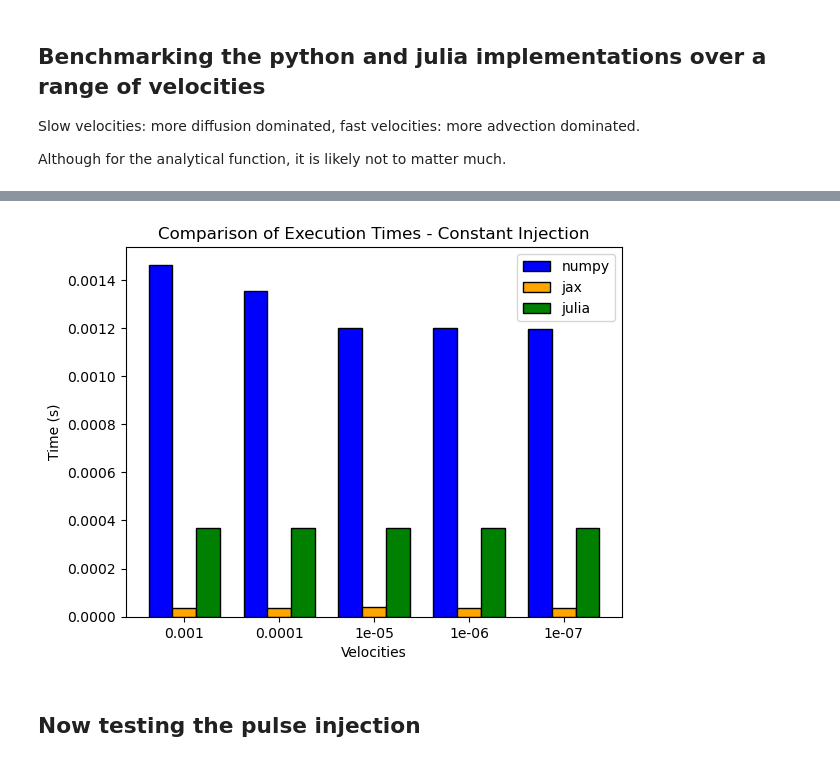
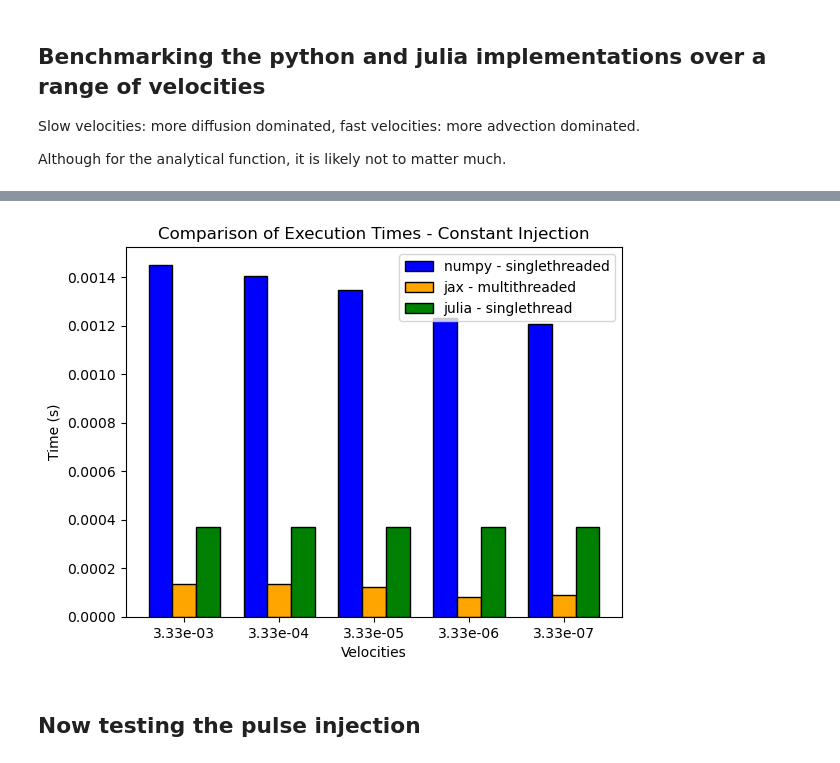
Before and after one commit to vcantarella/rt1dhub, a Jupyter notebook: benchmarks/analytical_fs_benchmark.ipynb, the cells around one changed output, grey strips where cells are left out. Drawn from its saved outputs; the diff is of its cells as text; code cells hidden in the pictures.

```diff
--- a/benchmarks/analytical_fs_benchmark.ipynb
+++ b/benchmarks/analytical_fs_benchmark.ipynb
@@ -60,8 +63,10 @@ c0 = 1.0
 c_in = 0.0
 v = 1e-5
 alpha_l = 1e-3
-Dl = 1e-9 + alpha_l * v
+De = 1e-9
+Dl = De + alpha_l * v
 t_pulse = 3600.0
+phi = 0.3
 cr = zeros(length(x), length(t))
 # %% [output]
 100×100 Matrix{Float64}:
@@ -92,5 +98,6 @@ vs = np.array([1e-3, 1e-4, 1e-5, 1e-6, 1e-7])
 # %%
 %%julia
-vs = [1e-3, 1e-4, 1e-5, 1e-6, 1e-7]
+qs = [1e-3, 1e-4, 1e-5, 1e-6, 1e-7]
+vs = qs ./ phi
 # %% [output]
 5-element Vector{Float64}:
@@ -109,7 +116,7 @@ for v in vs:
 # %%
 %%julia
 for v in vs
-    constant_injection(cr, collect(x), collect(t), c0, c_in, v, alpha_l)
+    constant_injection(cr, collect(x), collect(t), c0, c_in, v, Dl)
 end
 # %%
 import timeit
@@ -130,7 +137,7 @@ print(ts_np)
 ts_jax = np.zeros_like(vs)
 i = 0
 for v in vs:
-    ts_jax[i] = timeit.timeit(lambda: const_injection_jax(x, t, c0, c_in, v, Dl), number=10000)
+    ts_jax[i] = timeit.timeit(lambda: const_injection_jax(x, t, c0, c_in, v, Dl).block_until_ready(), number=10000)
     ts_jax[i] = ts_jax[i] / 10000
     i += 1
 print(ts_jax)
@@ -171,38 +178,38 @@ tjulia
 # %%
 import matplotlib.pyplot as plt
 
 # Define the data
-labels = vs
+labels = [np.format_float_scientific(v,2) for v in vs]
 
 
 # Set the width of the bars
 bar_width = 0.25
 
 # Set the positions of the bars on the x-axis
 r1 = np.arange(len(ts_np))
 r2 = [x + bar_width for x in r1]
 r3 = [x + bar_width for x in r2]
 
 fig, ax = plt.subplots()
 
 # Create the bar plot
-ax.bar(r1, ts_np, color='blue', width=bar_width, edgecolor='black', label='numpy')
-ax.bar(r2, ts_jax, color='orange', width=bar_width, edgecolor='black', label='jax')
-ax.bar(r3, tjulia, color='green', width=bar_width, edgecolor='black', label='julia')
+ax.bar(r1, ts_np, color='blue', width=bar_width, edgecolor='black', label='numpy - singlethreaded')
+ax.bar(r2, ts_jax, color='orange', width=bar_width, edgecolor='black', label='jax - multithreaded')
+ax.bar(r3, tjulia, color='green', width=bar_width, edgecolor='black', label='julia - singlethread')
 
 # Add xticks and labels
 ax.set_xlabel('Velocities')
 ax.set_ylabel('Time (s)')
 ax.set_title('Comparison of Execution Times - Constant Injection')
 ax.set_xticks([r + bar_width for r in range(len(ts_np))], labels)
 
 # Add a legend
 ax.legend()
 
 # Show the plot
 fig.show()
 # %% [output]
-[figure, old version]
+[figure, new version]
 # %% [markdown]
 ## Now testing the pulse injection
 # %%
```
Also changed, not shown: parts of 15 cells of this notebook, 7 other files.
